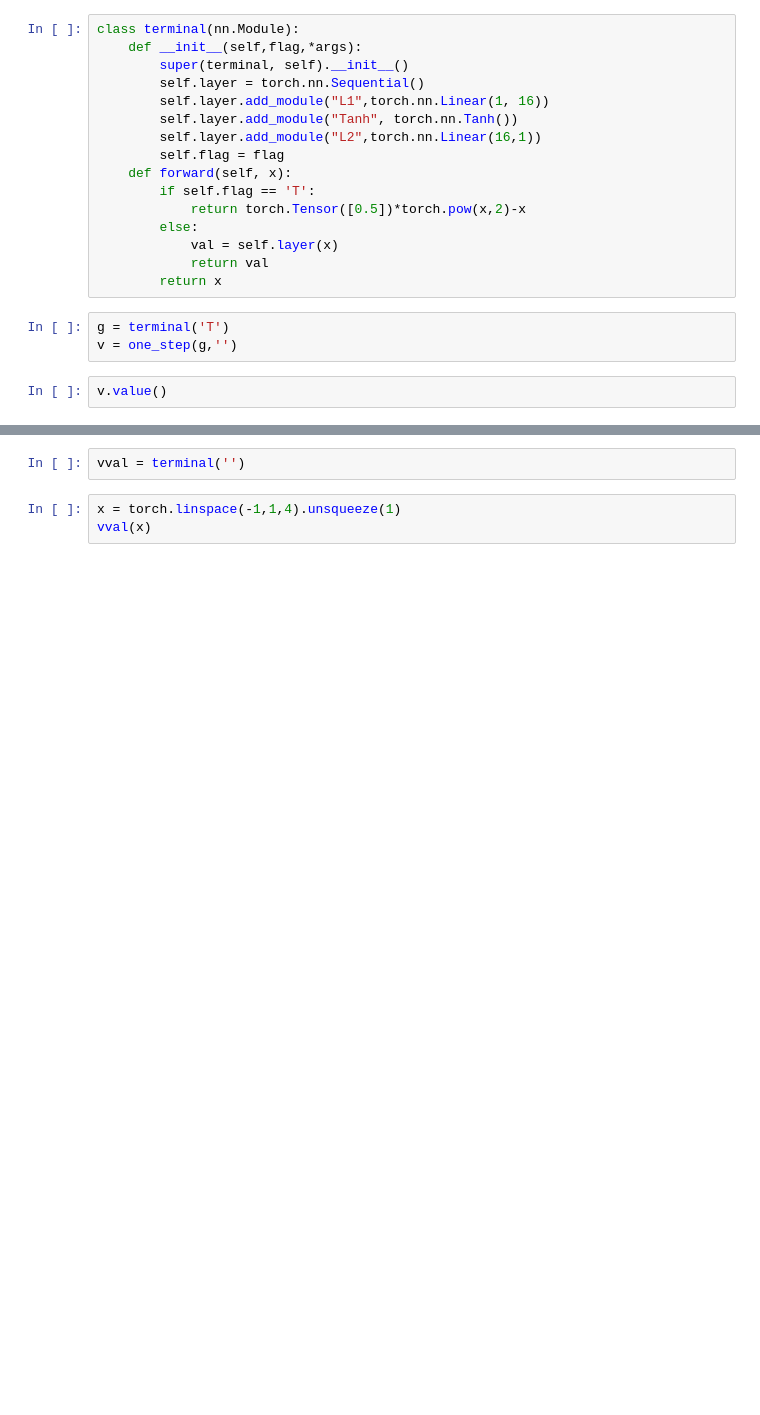
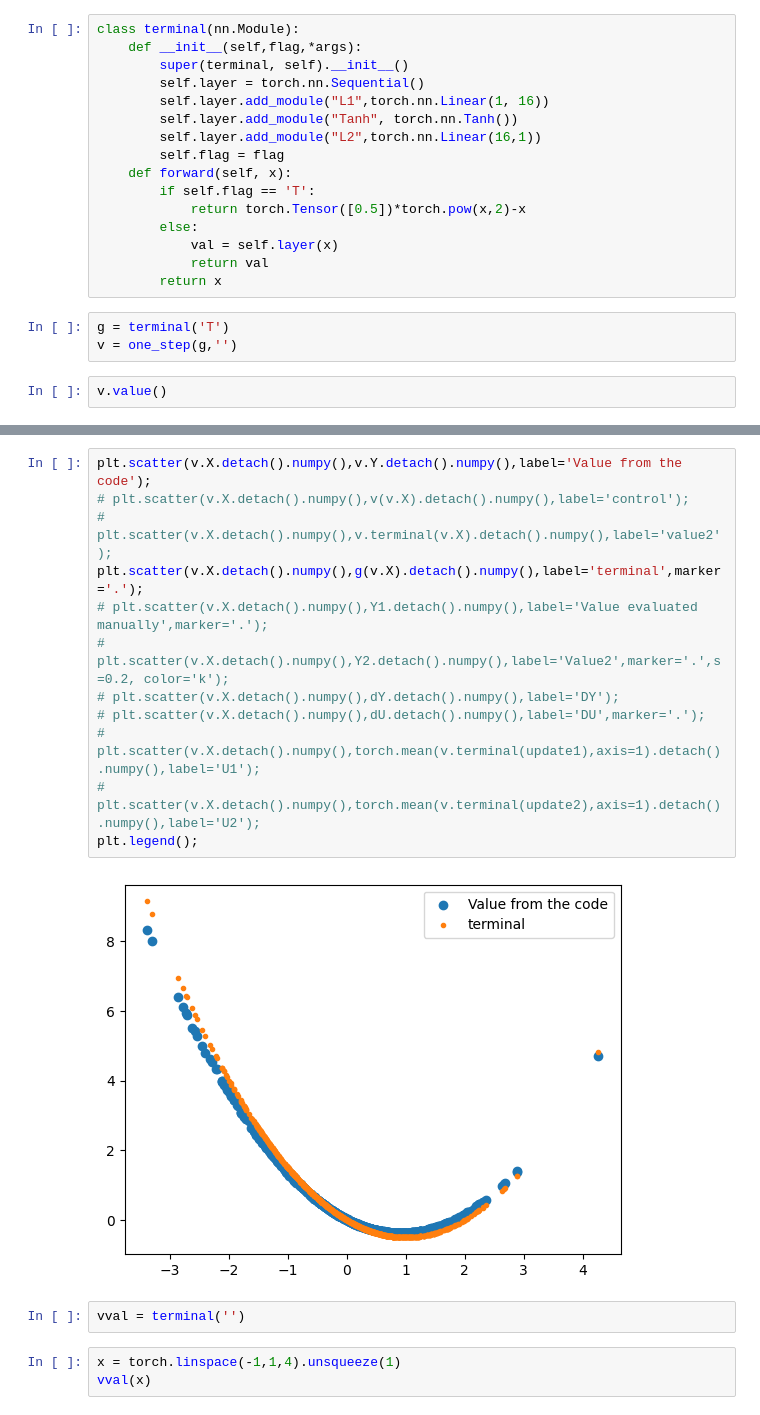
Before and after one commit to arashfahim/Stochastic_Control_FSU, a Jupyter notebook: Discrete_time_DPP.ipynb, the cells around one changed output, grey strips where cells are left out. Saved outputs shown, nothing was run; the diff lists cells and outputs as text; blank space fills up the shorter version.

```diff
--- a/Discrete_time_DPP.ipynb
+++ b/Discrete_time_DPP.ipynb
@@ -339,3 +321,17 @@ At epoch 500 the mean error is 1.0059994459152222.
+# %%
+plt.scatter(v.X.detach().numpy(),v.Y.detach().numpy(),label='Value from the code');
+# plt.scatter(v.X.detach().numpy(),v(v.X).detach().numpy(),label='control');
+# plt.scatter(v.X.detach().numpy(),v.terminal(v.X).detach().numpy(),label='value2');
+plt.scatter(v.X.detach().numpy(),g(v.X).detach().numpy(),label='terminal',marker='.');
+# plt.scatter(v.X.detach().numpy(),Y1.detach().numpy(),label='Value evaluated manually',marker='.');
+# plt.scatter(v.X.detach().numpy(),Y2.detach().numpy(),label='Value2',marker='.',s=0.2, color='k');
+# plt.scatter(v.X.detach().numpy(),dY.detach().numpy(),label='DY');
+# plt.scatter(v.X.detach().numpy(),dU.detach().numpy(),label='DU',marker='.');
+# plt.scatter(v.X.detach().numpy(),torch.mean(v.terminal(update1),axis=1).detach().numpy(),label='U1');
+# plt.scatter(v.X.detach().numpy(),torch.mean(v.terminal(update2),axis=1).detach().numpy(),label='U2');
+plt.legend();
+# %% [output]
+[figure, added]
 # %%
 vval = terminal('')
 # %%
```
Also changed, not shown: parts of 33 cells of this notebook.
